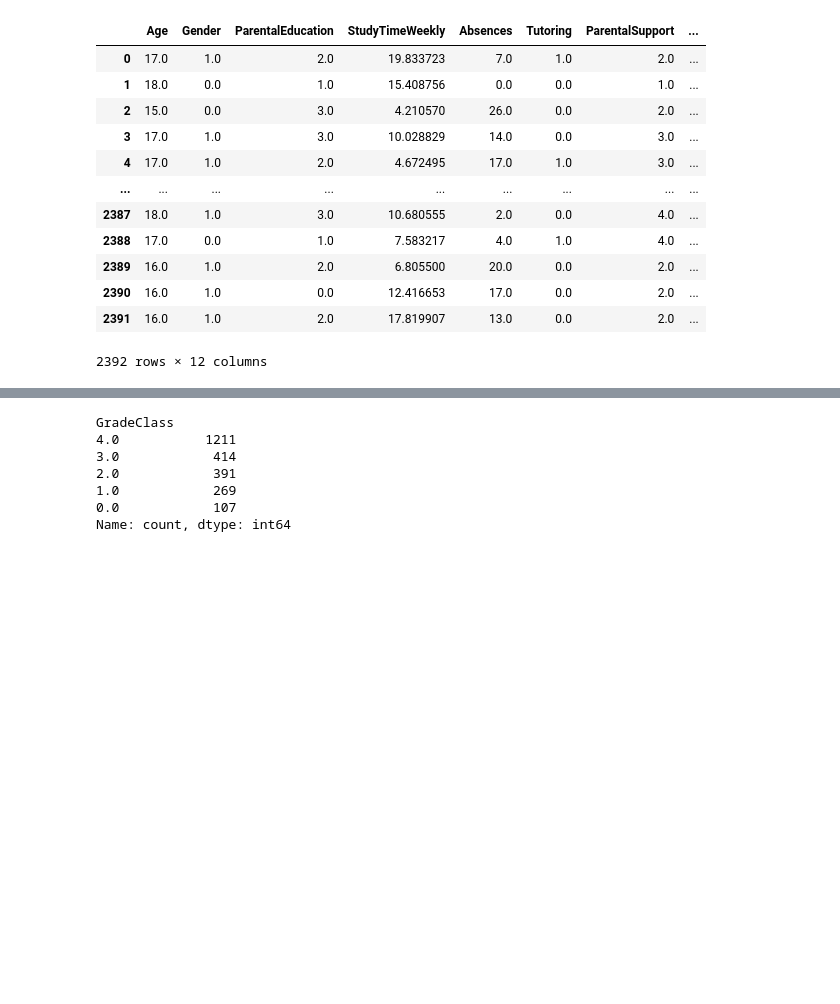
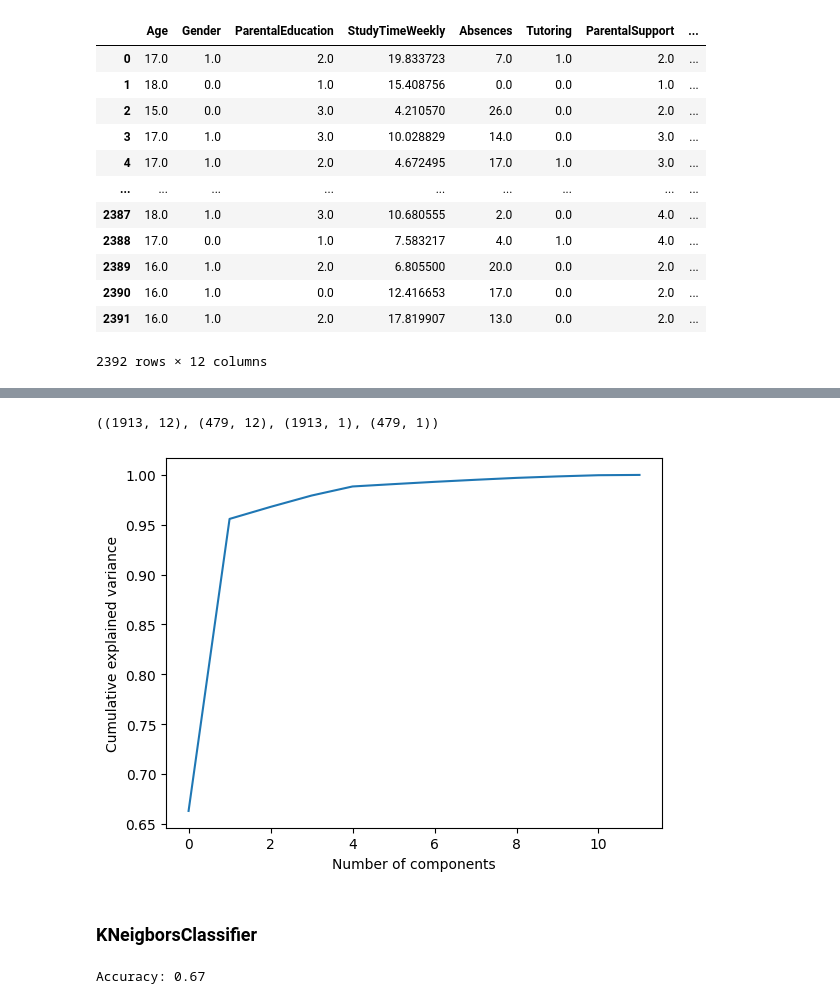
Before and after one commit to 2026726-dotcom/Machine-Learning, a Jupyter notebook: CA1-Elienai.ipynb, the cells around one changed output, grey strips where cells are left out. Cells and saved outputs as stored; diff of their text form; code cells hidden in the pictures; blank space fills up the shorter version.

```diff
--- a/CA1-Elienai.ipynb
+++ b/CA1-Elienai.ipynb
@@ -178,6 +204,6 @@ target
 # %%
 #Creating dataset for independent variables, remove the target "GradeClass"
-df_new = df1.drop(['GradeClass'], axis = 1)
+df_new = df1.drop(['GradeClass','Ethnicity'], axis = 1)
 df_new
 # %% [output]
 |  | Age | Gender | ParentalEducation | StudyTimeWeekly | Absences | Tutoring | ParentalSupport | ... |
@@ -201,11 +265,5 @@ y = target
 # %%
-# Display total of values for each value of the target
-y.value_counts()
+#Shape of the training and testing data
+X_train.shape, X_test.shape, y_train.shape, y_test.shape
 # %% [output]
-GradeClass
-4.0           1211
-3.0            414
-2.0            391
-1.0            269
-0.0            107
-Name: count, dtype: int64
+((1913, 12), (479, 12), (1913, 1), (479, 1))
@@ -215,0 +270,10 @@ X_train, X_test, y_train, y_test = train_test_split(X, y, test_size = 0.20, rand
+# %%
+# Plotting the needed components
+pca = PCA().fit(X)
+plt.plot(np.cumsum(pca.explained_variance_ratio_))
+plt.xlabel('Number of components')
+plt.ylabel('Cumulative explained variance');
+# %% [output]
+[figure, added]
+# %% [markdown]
+### KNeigborsClassifier
@@ -215,0 +290,5 @@ X_train, X_test, y_train, y_test = train_test_split(X, y, test_size = 0.20, rand
+# %%
+# Model accuracy
+print( "Accuracy: {:.2f}".format(metrics.accuracy_score(y_test, y_pred)) )
+# %% [output]
+Accuracy: 0.67
```
Also changed, not shown: parts of 22 cells of this notebook.
